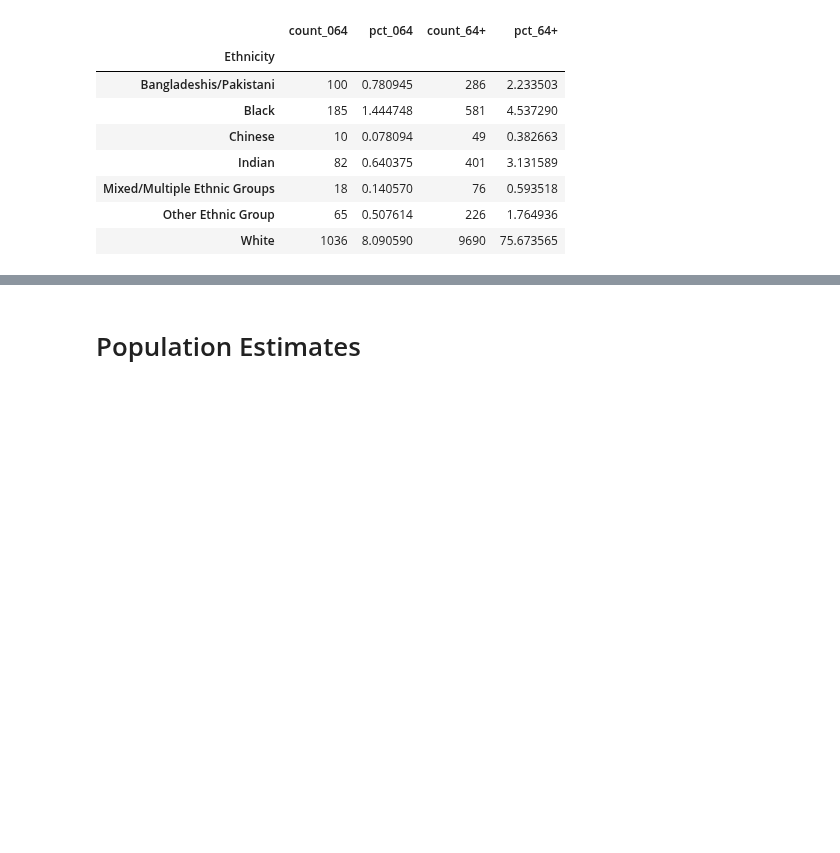
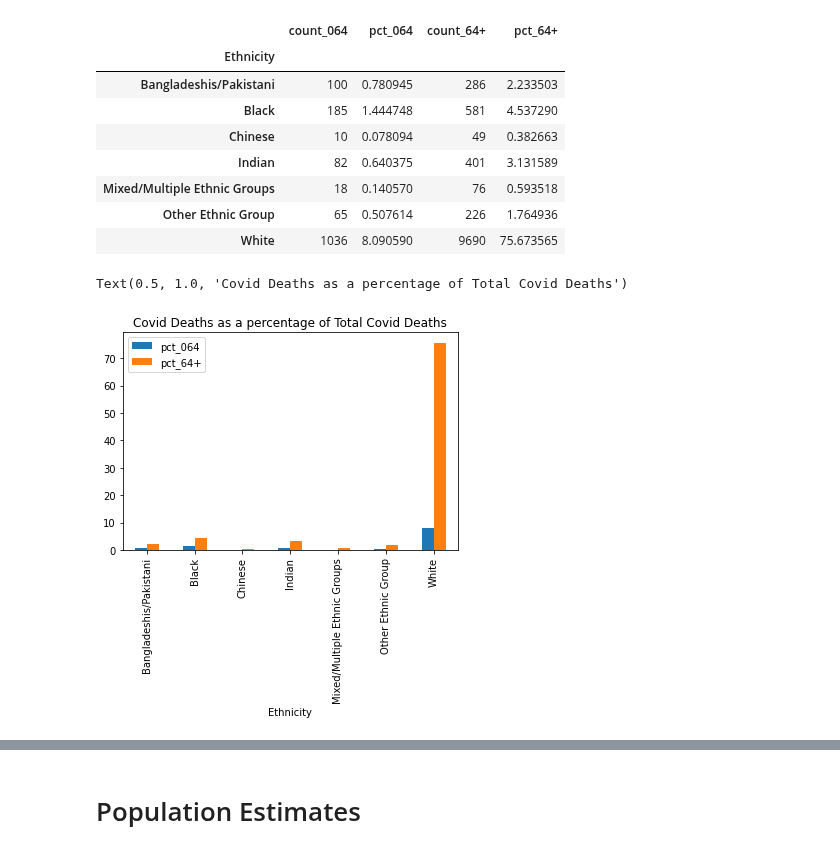
Before and after one commit to Quotennial/covid_bame, a Jupyter notebook: notebooks/simpsons_paradox.ipynb, the cells around one changed output, grey strips where cells are left out. Drawn from its saved outputs; the diff is of its cells as text; code cells hidden in the pictures; blank space fills up the shorter version.

```diff
--- a/notebooks/simpsons_paradox.ipynb
+++ b/notebooks/simpsons_paradox.ipynb
@@ -73,4 +169,11 @@ df_age
 | Mixed/Multiple Ethnic Groups | 18 | 0.140570 | 76 | 0.593518 |
 | Other Ethnic Group | 65 | 0.507614 | 226 | 1.764936 |
 | White | 1036 | 8.090590 | 9690 | 75.673565 |
+# %%
+df_plot = df_age.drop(columns = ["count_064", "count_64+"])
+df_plot.plot.bar()
+plt.title("Covid Deaths as a percentage of Total Covid Deaths")
+# %% [output]
+Text(0.5, 1.0, 'Covid Deaths as a percentage of Total Covid Deaths')
+[figure, added]
 # %%
```
Also changed, not shown: parts of 30 cells of this notebook.
